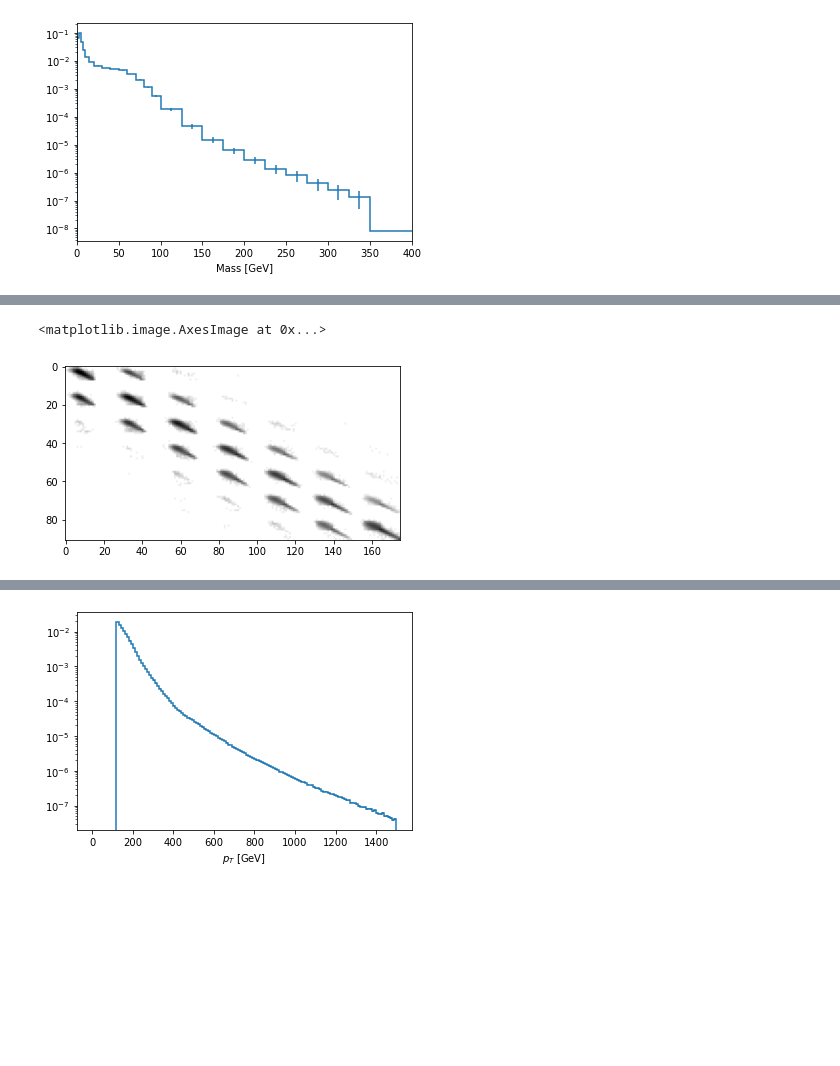
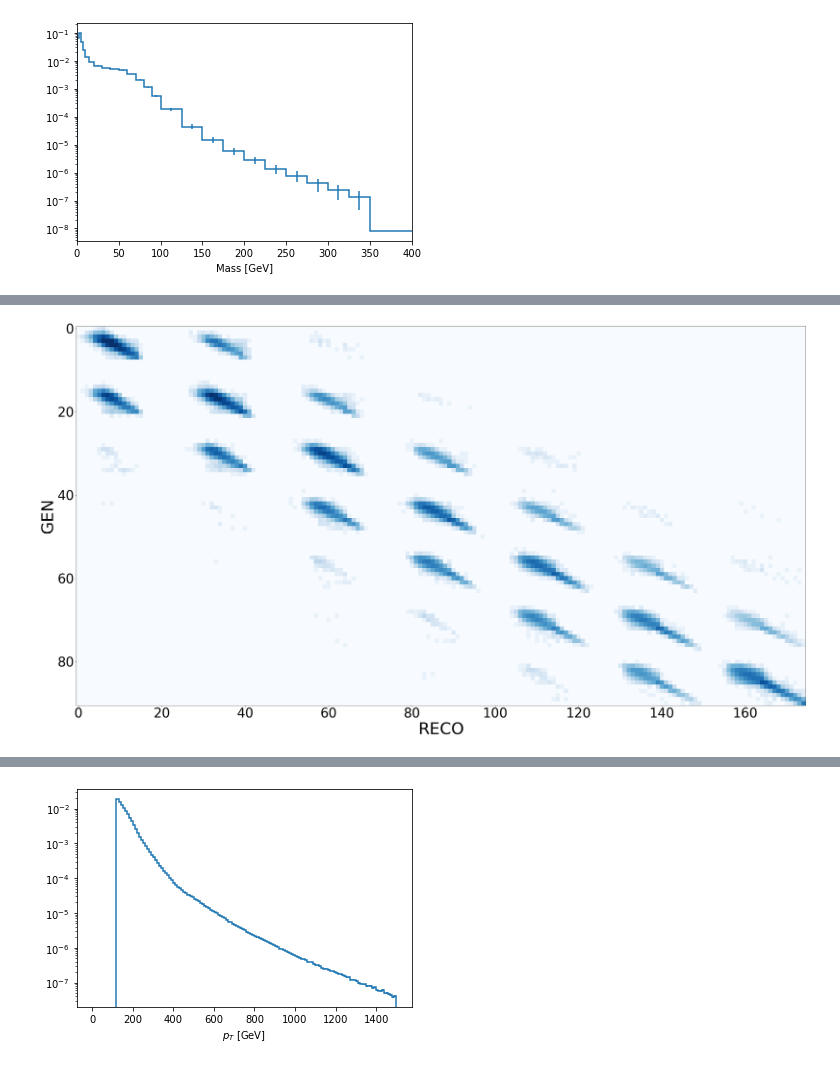
Before and after one commit to rappoccio/QJetMassUproot, a Jupyter notebook: compare_datamc_nanov9.ipynb, the cells around one changed output, grey strips where cells are left out. Drawn from its saved outputs; the diff is of its cells as text; code cells hidden in the pictures; blank space fills up the shorter version.

```diff
--- a/compare_datamc_nanov9.ipynb
+++ b/compare_datamc_nanov9.ipynb
@@ -160,8 +178,11 @@ response_matrix_u_final = response_matrix_u_values.reshape( (nptreco)*(nmassreco
 # %%
 response_matrix_g_final = response_matrix_g_values.reshape( (nptreco)*(nmassreco), (nptgen)*(nmassgen) )
 # %%
-plt.imshow( np.log(response_matrix_u_final+1), vmax=10, aspect="equal", cmap="binary" )
+plt.figure(figsize = (40,80))
+plt.imshow( np.log(response_matrix_u_final+1), vmax=10, aspect="equal", cmap="Blues" )
+plt.xlabel("RECO", fontsize=50)
+plt.ylabel("GEN", fontsize=50)
+plt.tick_params(labelsize=40)
 # %% [output]
-<matplotlib.image.AxesImage at 0x...>
-[figure, old version]
+[figure, new version]
 # %%
```
Also changed, not shown: parts of 20 cells of this notebook, 7 other files.
